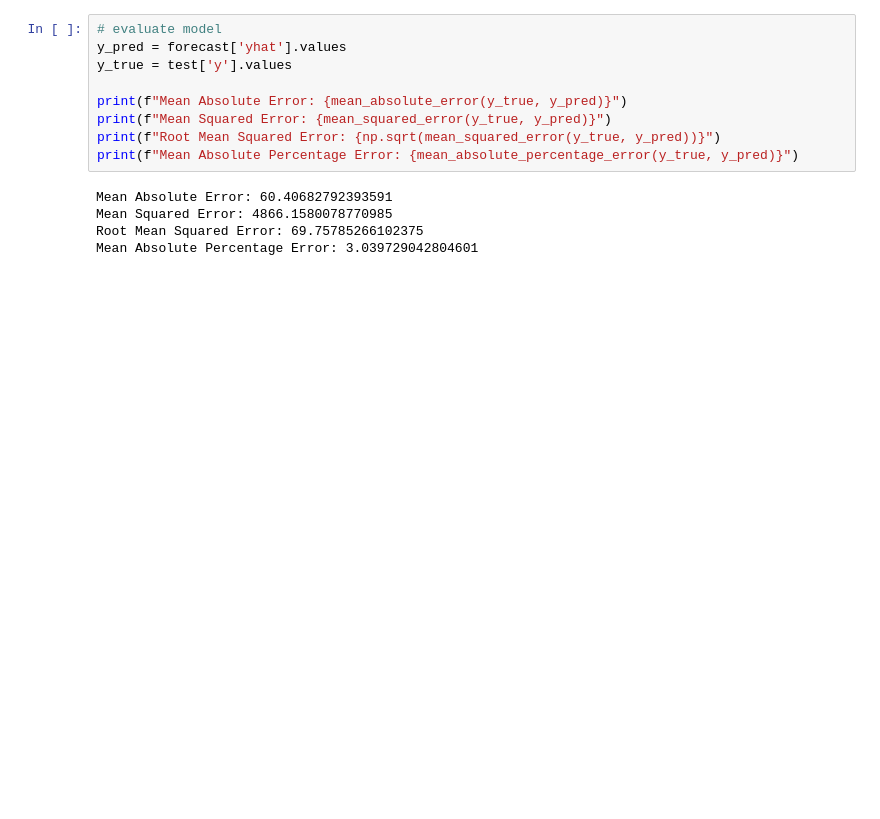
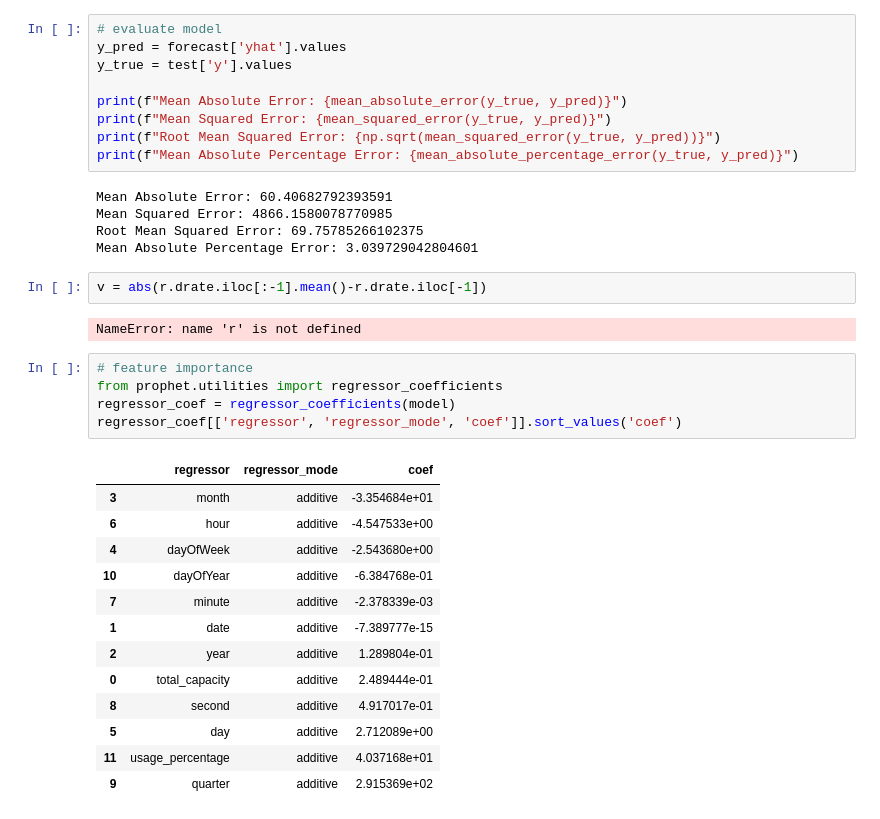
Before and after one commit to uzunb/municipality-bus-utilization-forecasting, a Jupyter notebook: prophet_model.ipynb, the cells around one changed output. Saved outputs shown, nothing was run; the diff lists cells and outputs as text; blank space fills up the shorter version.

Commit message:
Add feature importance

```diff
--- a/prophet_model.ipynb
+++ b/prophet_model.ipynb
@@ -362,3 +362,26 @@ Mean Absolute Error: 60.40682792393591
 Mean Squared Error: 4866.1580078770985
 Root Mean Squared Error: 69.75785266102375
 Mean Absolute Percentage Error: 3.039729042804601
+# %%
+v = abs(r.drate.iloc[:-1].mean()-r.drate.iloc[-1])
+# %% [output]
+NameError: name 'r' is not defined
+# %%
+# feature importance
+from prophet.utilities import regressor_coefficients
+regressor_coef = regressor_coefficients(model)
+regressor_coef[['regressor', 'regressor_mode', 'coef']].sort_values('coef')
+# %% [output]
+|  | regressor | regressor_mode | coef |
+| 3 | month | additive | -3.354684e+01 |
+| 6 | hour | additive | -4.547533e+00 |
+| 4 | dayOfWeek | additive | -2.543680e+00 |
+| 10 | dayOfYear | additive | -6.384768e-01 |
+| 7 | minute | additive | -2.378339e-03 |
+| 1 | date | additive | -7.389777e-15 |
+| 2 | year | additive | 1.289804e-01 |
+| 0 | total_capacity | additive | 2.489444e-01 |
+| 8 | second | additive | 4.917017e-01 |
+| 5 | day | additive | 2.712089e+00 |
+| 11 | usage_percentage | additive | 4.037168e+01 |
+| 9 | quarter | additive | 2.915369e+02 |
```
Also changed, not shown: parts of 2 cells of this notebook.
